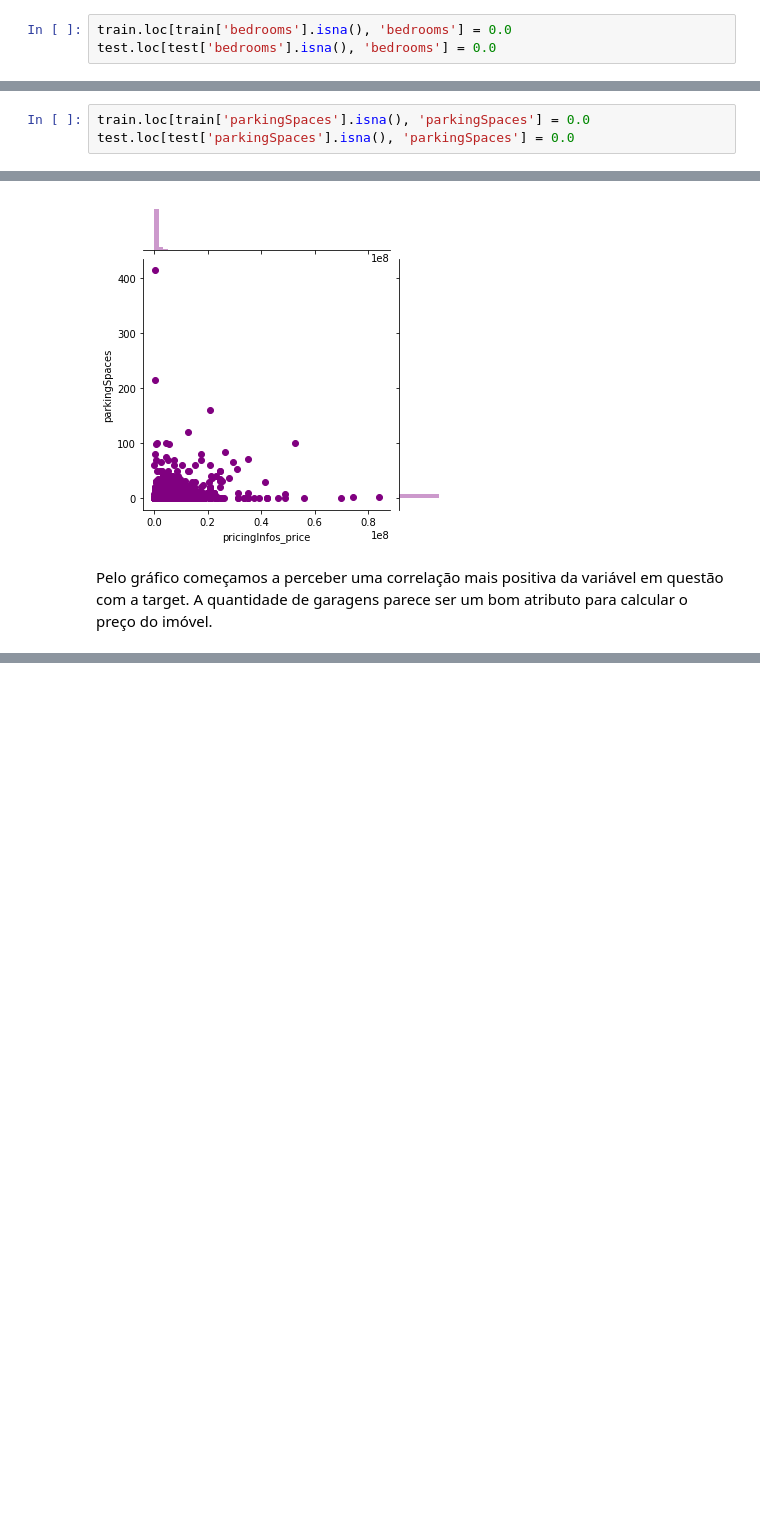
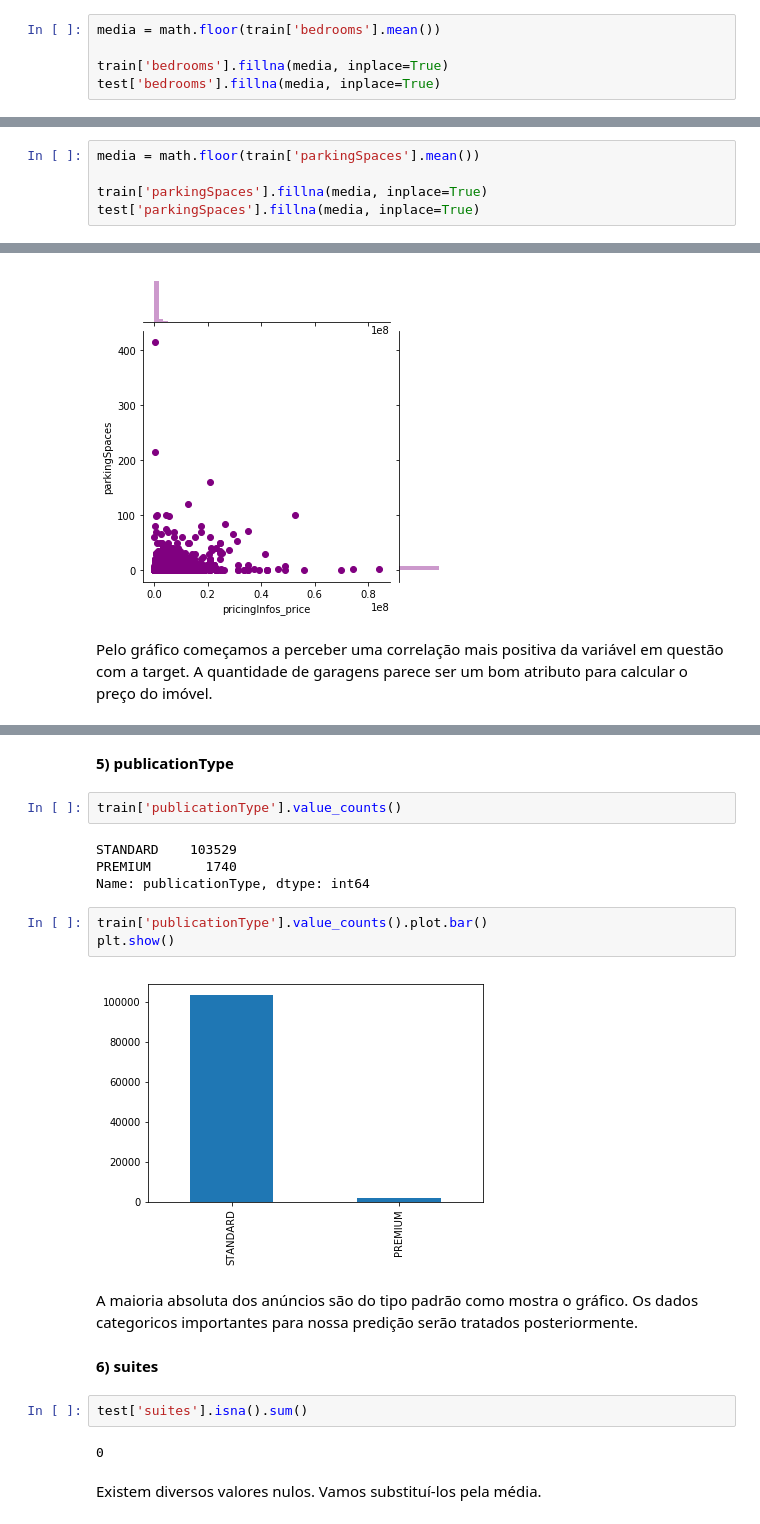
Before and after one commit to raphalencar/ml_apartment_price_advanced_regression_techniques, a Jupyter notebook: data-science-challenge.ipynb, the cells around one changed output, grey strips where cells are left out. Saved outputs shown, nothing was run; the diff lists cells and outputs as text; blank space fills up the shorter version.

Commit message:
fillna and target relacionships

```diff
--- a/data-science-challenge.ipynb
+++ b/data-science-challenge.ipynb
@@ -641,6 +666,8 @@ Possuímos um total de 1279 valores nulos em bedrooms, vamos ajustá-los colocan
-# %%
-train.loc[train['bedrooms'].isna(), 'bedrooms'] = 0.0
-test.loc[test['bedrooms'].isna(), 'bedrooms'] = 0.0
+# %%
+media = math.floor(train['bedrooms'].mean())
+
+train['bedrooms'].fillna(media, inplace=True)
+test['bedrooms'].fillna(media, inplace=True)
 # %%
 plt.figure(figsize=(12,4))
 sns.distplot(train['bedrooms'], bins=10)
@@ -695,3 +721,0 @@ train['parkingSpaces'].isna().sum()
-# %%
-train.loc[train['parkingSpaces'].isna(), 'parkingSpaces'] = 0.0
-test.loc[test['parkingSpaces'].isna(), 'parkingSpaces'] = 0.0
@@ -698,3 +724,8 @@ test.loc[test['parkingSpaces'].isna(), 'parkingSpaces'] = 0.0
+# %%
+media = math.floor(train['parkingSpaces'].mean())
+
+train['parkingSpaces'].fillna(media, inplace=True)
+test['parkingSpaces'].fillna(media, inplace=True)
 # %%
 plt.figure(figsize=(12,4))
 sns.distplot(train['parkingSpaces'], bins=10)
@@ -725,0 +757,23 @@ Coeficente de correlação:  0.33832427152094563
+# %% [markdown]
+**5) publicationType**
+# %%
+train['publicationType'].value_counts()
+# %% [output]
+STANDARD    103529
+PREMIUM       1740
+Name: publicationType, dtype: int64
+# %%
+train['publicationType'].value_counts().plot.bar()
+plt.show()
+# %% [output]
+[figure, added]
+# %% [markdown]
+A maioria absoluta dos anúncios são do tipo padrão como mostra o gráfico. Os dados categoricos importantes para nossa predição serão tratados posteriormente.
+# %% [markdown]
+**6) suites**
+# %%
+test['suites'].isna().sum()
+# %% [output]
+0
+# %% [markdown]
+Existem diversos valores nulos. Vamos substituí-los pela média.
```
Also changed, not shown: parts of 98 cells of this notebook.
